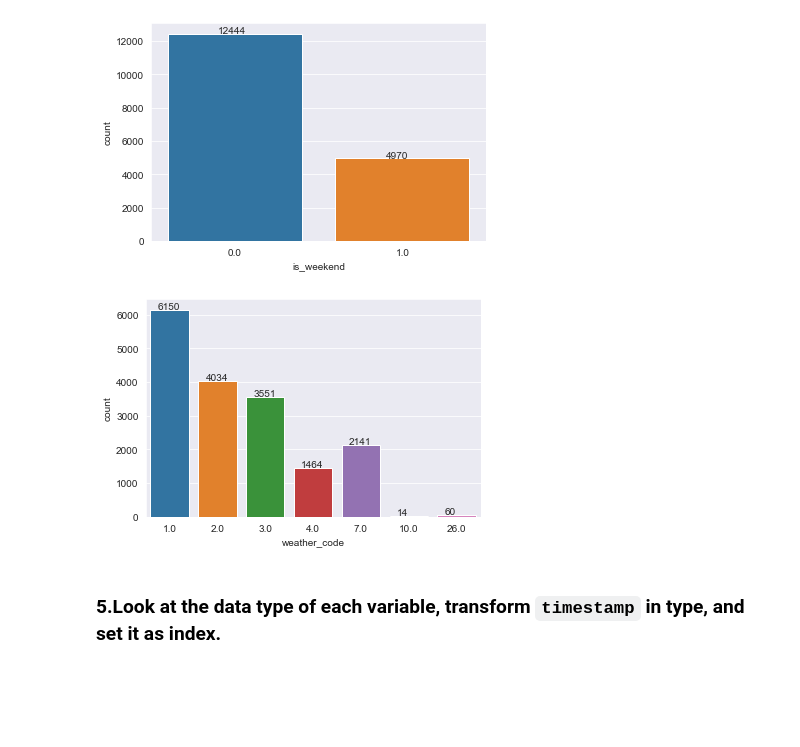
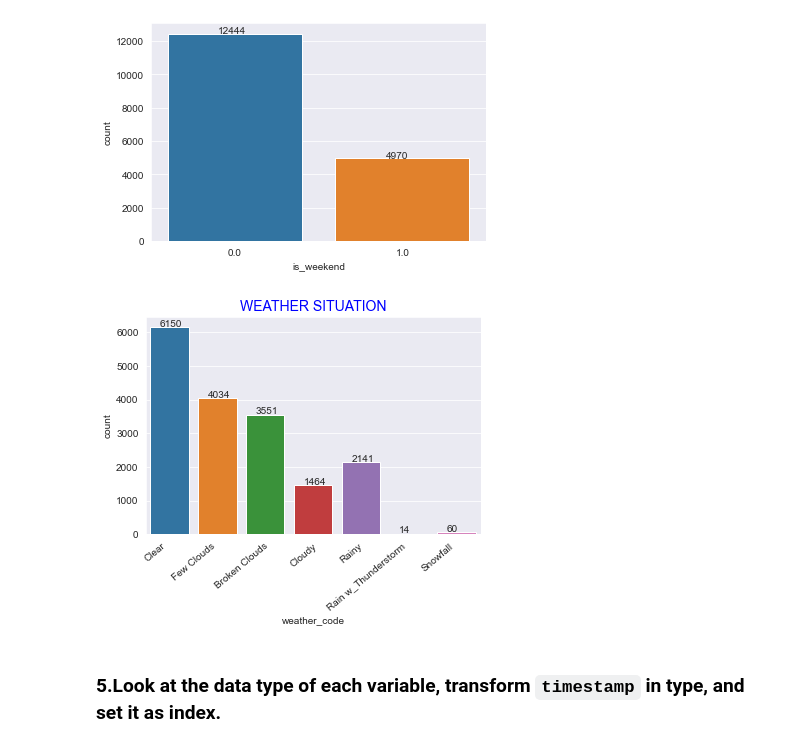
Before and after one commit to cobwebmen/Clarusway_Data_Sciene, a Jupyter notebook: Clarusway_Data_Analytics/DV_Python Assignment/DV_capstone_student.ipynb, the cells around one changed output. Cells and saved outputs as stored; diff of their text form; code cells hidden in the pictures; blank space fills up the shorter version.

```diff
--- a/Clarusway_Data_Analytics/DV_Python Assignment/DV_capstone_student.ipynb
+++ b/Clarusway_Data_Analytics/DV_Python Assignment/DV_capstone_student.ipynb
@@ -141,12 +141,15 @@ plt.show()
 # %%
 # weather_code
 
-ax = sns.countplot(x = store.weather_code, data = store)
+ax=sns.countplot("weather_code", data=store);
+plt.title("WEATHER SITUATION", color = "blue", fontsize=14)
+plt.xticks([-0.3,0.5,1.5,2.8,3.8,4.1,5.6],
+           ['Clear', 'Few Clouds', 'Broken Clouds',"Cloudy", "Rainy", "Rain w_Thunderstorm", "Snowfall"],
+          rotation=40)
 for p in ax.patches:
-    ax.annotate((p.get_height()), (p.get_x()+0.15, p.get_height()+20));
-plt.show()
+    ax.annotate( str(p.get_height()),  (p.get_x()+0.2, p.get_height()+20) );
 # %% [output]
-[figure, old version]
+[figure, new version]
 # %% [markdown]
 ### 5.Look at the data type of each variable, transform `timestamp` in type, and set it as index.
 # %%
```
Also changed, not shown: parts of 3 cells of this notebook, 1 other file.
